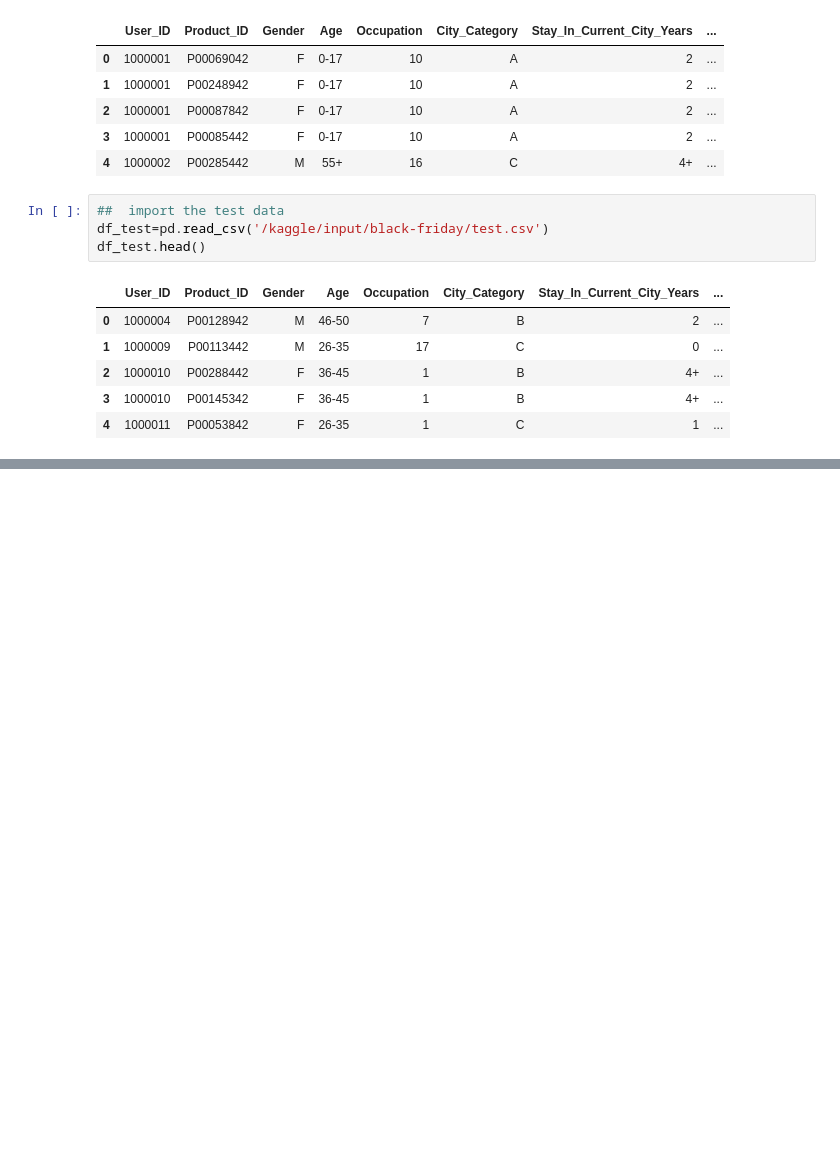
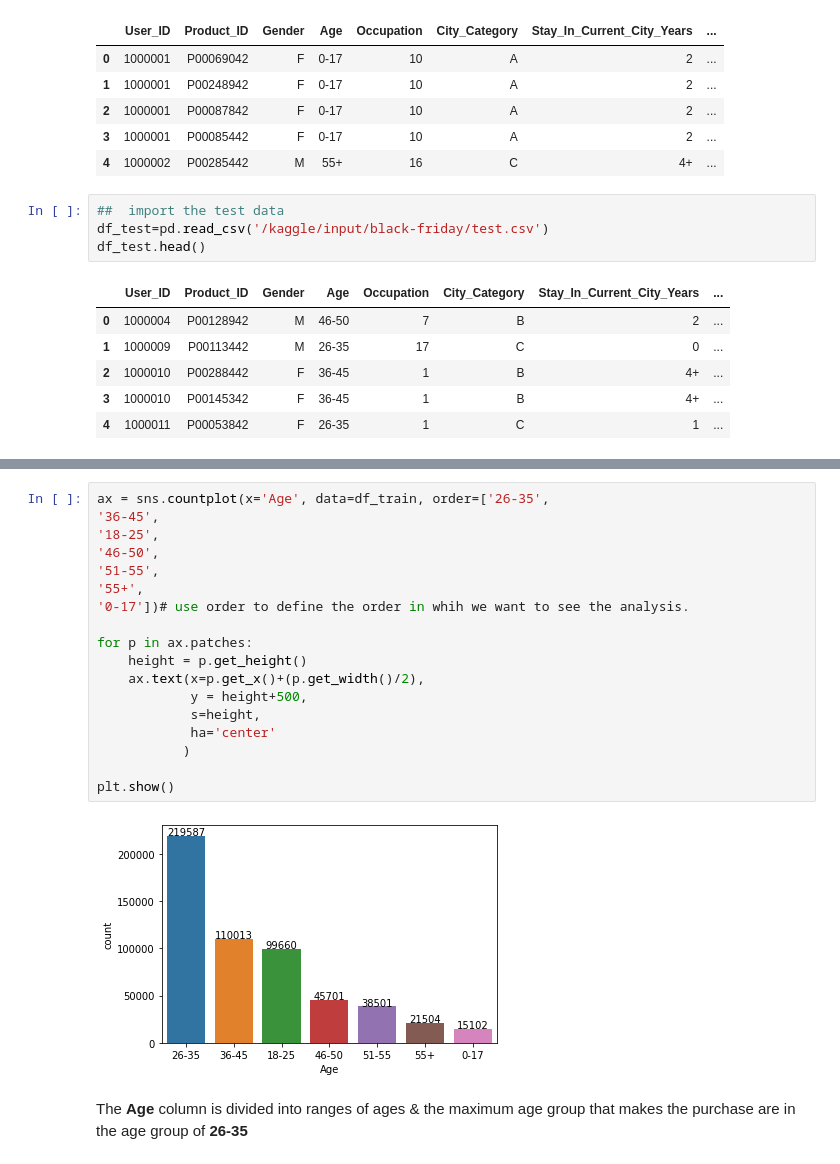
Before and after one commit to rohandawar/EDA_And_feature_Engineering, a Jupyter notebook: eda-feature-engineering-black-friday.ipynb, the cells around one changed output, grey strips where cells are left out. Cells and saved outputs as stored; diff of their text form; blank space fills up the shorter version.

```diff
--- a/eda-feature-engineering-black-friday.ipynb
+++ b/eda-feature-engineering-black-friday.ipynb
@@ -94,0 +159,22 @@ df.describe()
+# %%
+ax = sns.countplot(x='Age', data=df_train, order=['26-35',
+'36-45',
+'18-25',
+'46-50',
+'51-55',
+'55+',
+'0-17'])# use order to define the order in whih we want to see the analysis.
+
+for p in ax.patches:
+    height = p.get_height()
+    ax.text(x=p.get_x()+(p.get_width()/2),
+            y = height+500,
+            s=height,
+            ha='center'
+           )
+
+plt.show()
+# %% [output]
+[figure, added]
+# %% [markdown]
+The **Age** column is divided into ranges of ages & the maximum age group that makes the purchase are in the age group of **26-35**
```
Also changed, not shown: parts of 22 cells of this notebook.
